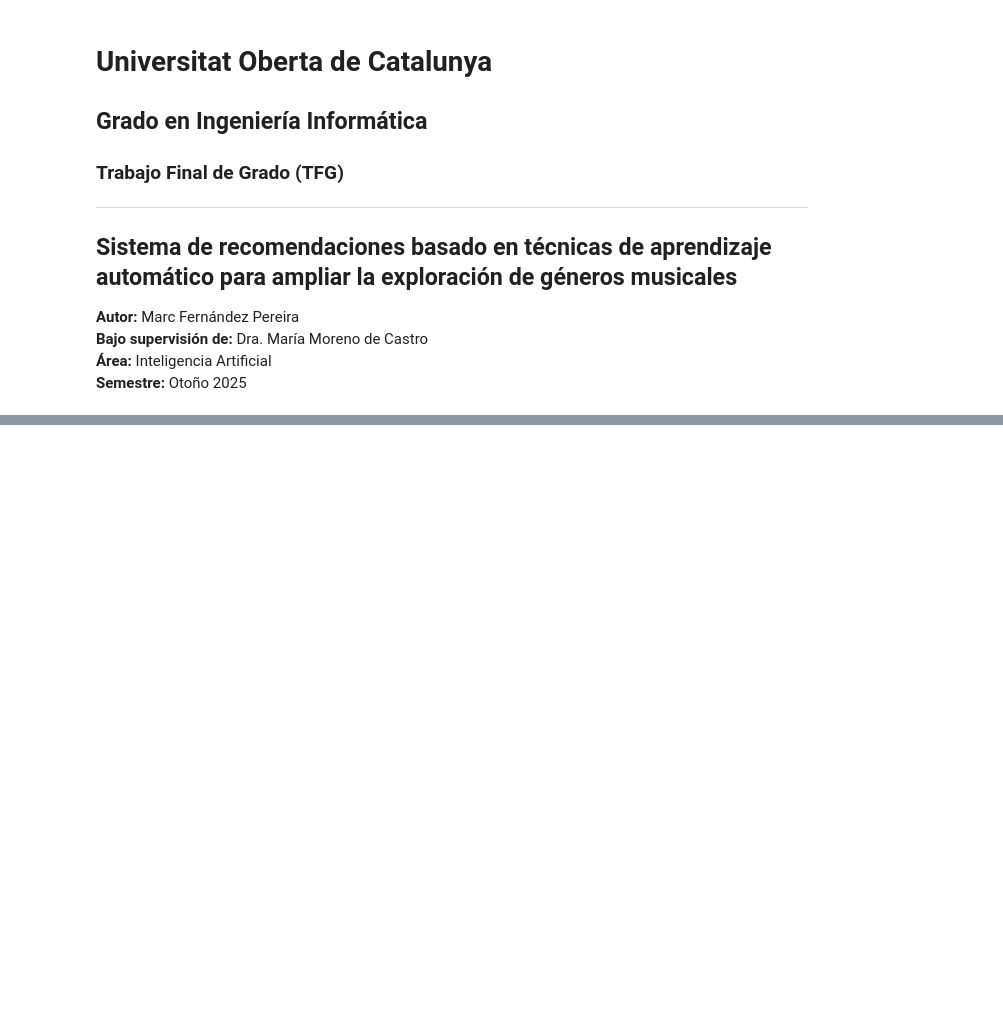
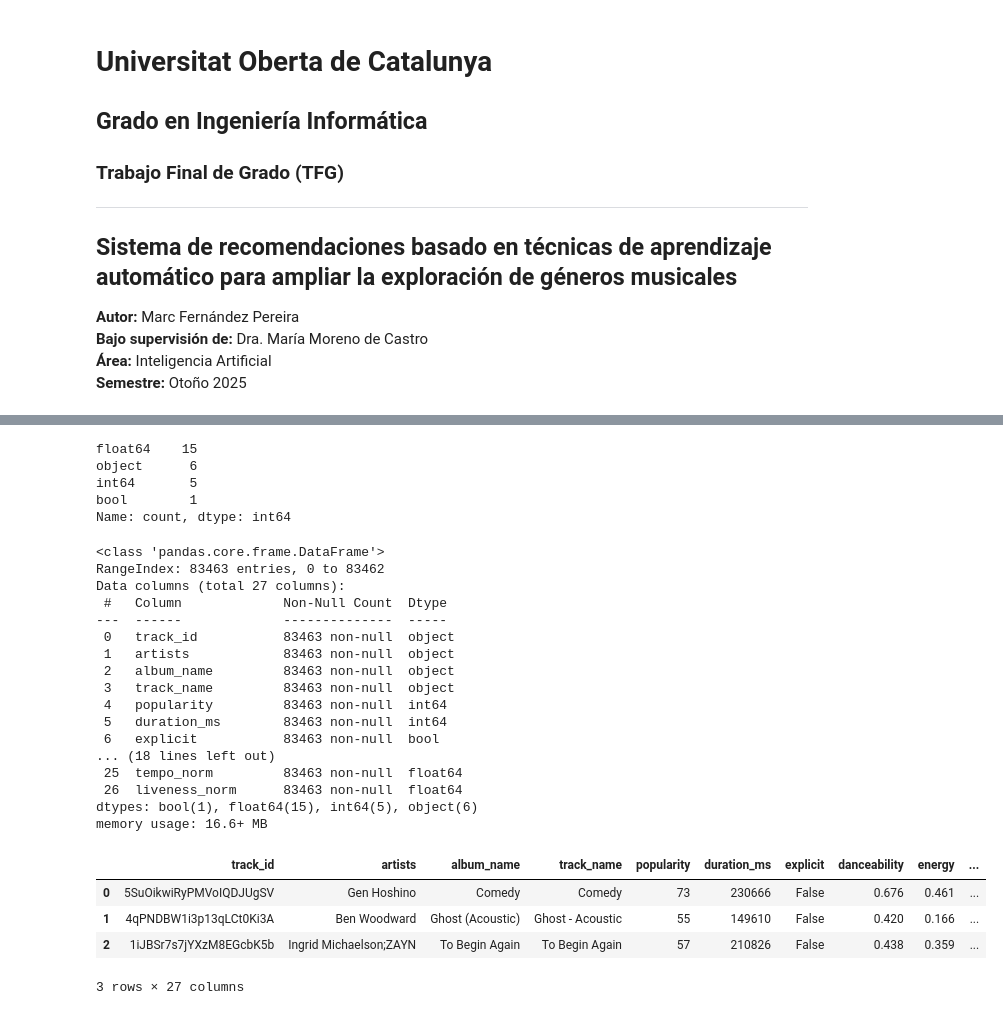
Before and after one commit to marcfpereirauoc/TFG, a Jupyter notebook: 02_clasificacion_evaluacion.ipynb, the cells around one changed output, grey strips where cells are left out. Drawn from its saved outputs; the diff is of its cells as text; code cells hidden in the pictures; blank space fills up the shorter version.

```diff
--- a/02_clasificacion_evaluacion.ipynb
+++ b/02_clasificacion_evaluacion.ipynb
@@ -172,0 +46,40 @@ Dado que uno de los objetivos del TFG es promover la diversidad y romper la burb
+# %%
+# Cargamos el conjunto de datos preparado
+
+df = pd.read_csv('spotify_tracks_clean.csv')
+
+# Observamos tipos de datos
+dtypes = df.dtypes.value_counts()
+display(dtypes)
+
+df.info()
+
+df.head(3)
+# %% [output]
+float64    15
+object      6
+int64       5
+bool        1
+Name: count, dtype: int64
+<class 'pandas.core.frame.DataFrame'>
+RangeIndex: 83463 entries, 0 to 83462
+Data columns (total 27 columns):
+ #   Column             Non-Null Count  Dtype
+---  ------             --------------  -----
+ 0   track_id           83463 non-null  object
+ 1   artists            83463 non-null  object
+ 2   album_name         83463 non-null  object
+ 3   track_name         83463 non-null  object
+ 4   popularity         83463 non-null  int64
+ 5   duration_ms        83463 non-null  int64
+ 6   explicit           83463 non-null  bool
+... (18 lines left out)
+ 25  tempo_norm         83463 non-null  float64
+ 26  liveness_norm      83463 non-null  float64
+dtypes: bool(1), float64(15), int64(5), object(6)
+memory usage: 16.6+ MB
+|  | track_id | artists | album_name | track_name | popularity | duration_ms | explicit | danceability | energy | ... |
+| 0 | 5SuOikwiRyPMVoIQDJUgSV | Gen Hoshino | Comedy | Comedy | 73 | 230666 | False | 0.676 | 0.461 | ... |
+| 1 | 4qPNDBW1i3p13qLCt0Ki3A | Ben Woodward | Ghost (Acoustic) | Ghost - Acoustic | 55 | 149610 | False | 0.420 | 0.166 | ... |
+| 2 | 1iJBSr7s7jYXzM8EGcbK5b | Ingrid Michaelson;ZAYN | To Begin Again | To Begin Again | 57 | 210826 | False | 0.438 | 0.359 | ... |
+3 rows × 27 columns
```
Also changed, not shown: parts of 12 cells of this notebook.
